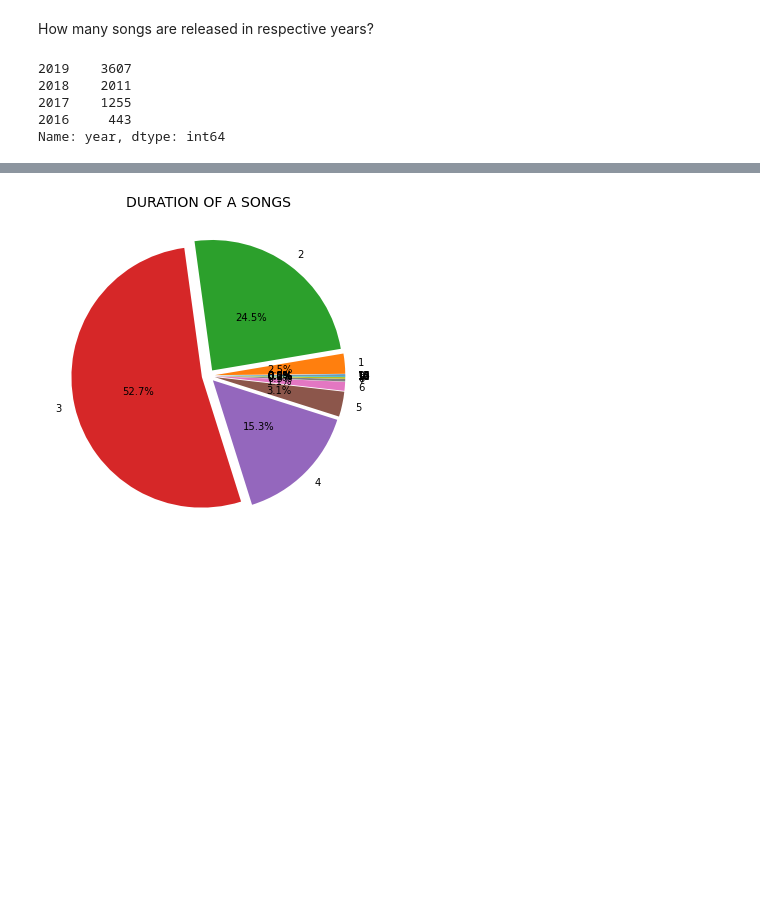
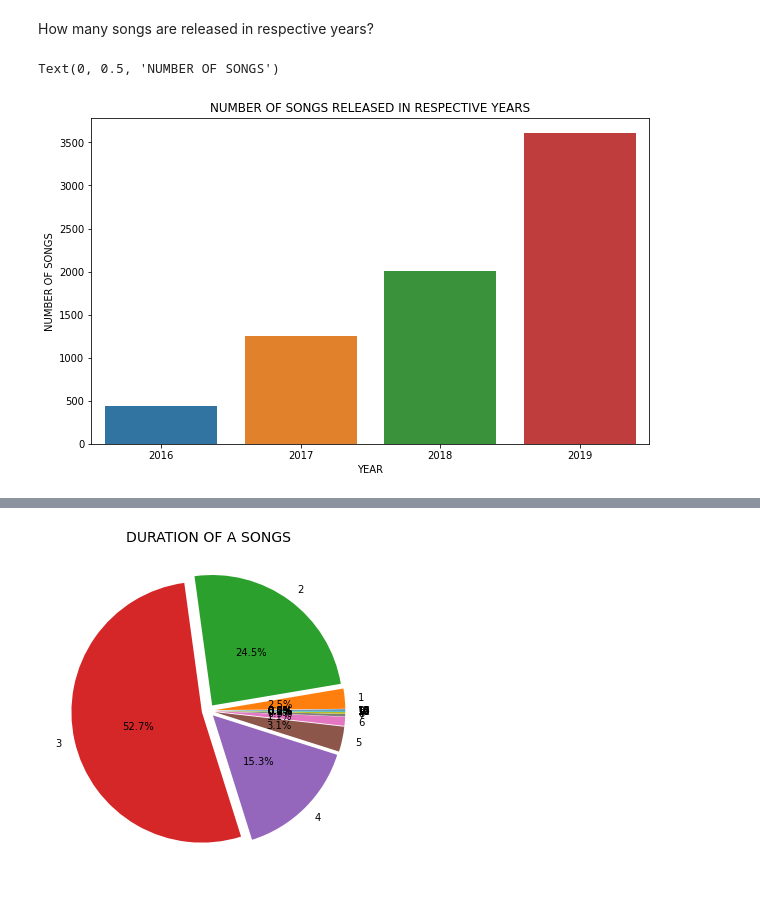
Before and after one commit to vlkumar-859/ml_spotifty, a Jupyter notebook: ml_spotify.ipynb, the cells around one changed output, grey strips where cells are left out. Saved outputs shown, nothing was run; the diff lists cells and outputs as text; code cells hidden in the pictures; blank space fills up the shorter version.

```diff
--- a/ml_spotify.ipynb
+++ b/ml_spotify.ipynb
@@ -202,11 +202,20 @@ dtype: int64
 There are no null values in the dataset
 # %% [markdown]
 How many songs are released in respective years?
-# %%
-spotify_data.year.value_counts()
-# %% [output]
-2019    3607
-2018    2011
-2017    1255
-2016     443
-Name: year, dtype: int64
+# %%
+x=spotify_data.year.value_counts()
+l=[]
+for y in x[::-1]:
+  l.append(y)
+plt.figure(figsize=(10,6))
+
+plt.title("NUMBER OF SONGS RELEASED IN RESPECTIVE YEARS")
+
+sns.barplot(x=[2016,2017,2018,2019], y=l)
+
+plt.xlabel("YEAR")
+
+plt.ylabel("NUMBER OF SONGS")
+# %% [output]
+Text(0, 0.5, 'NUMBER OF SONGS')
+[figure, added]
```
Also changed, not shown: parts of 16 cells of this notebook.
